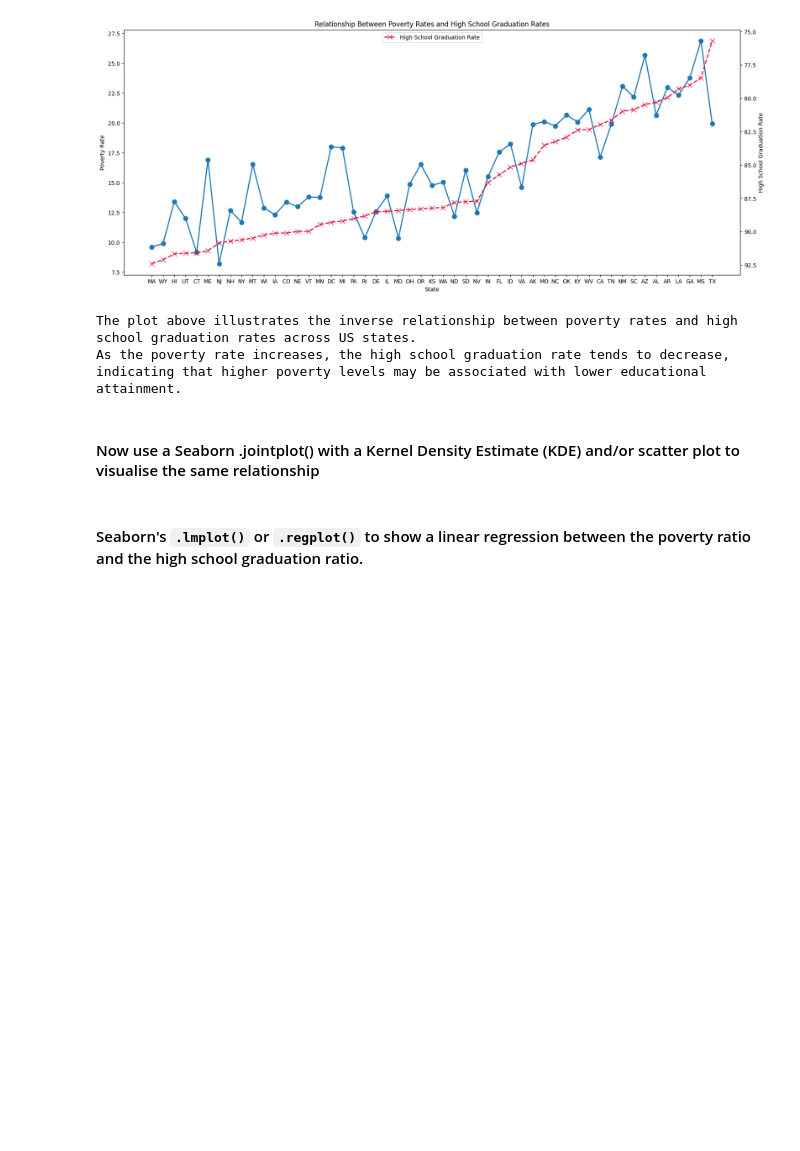
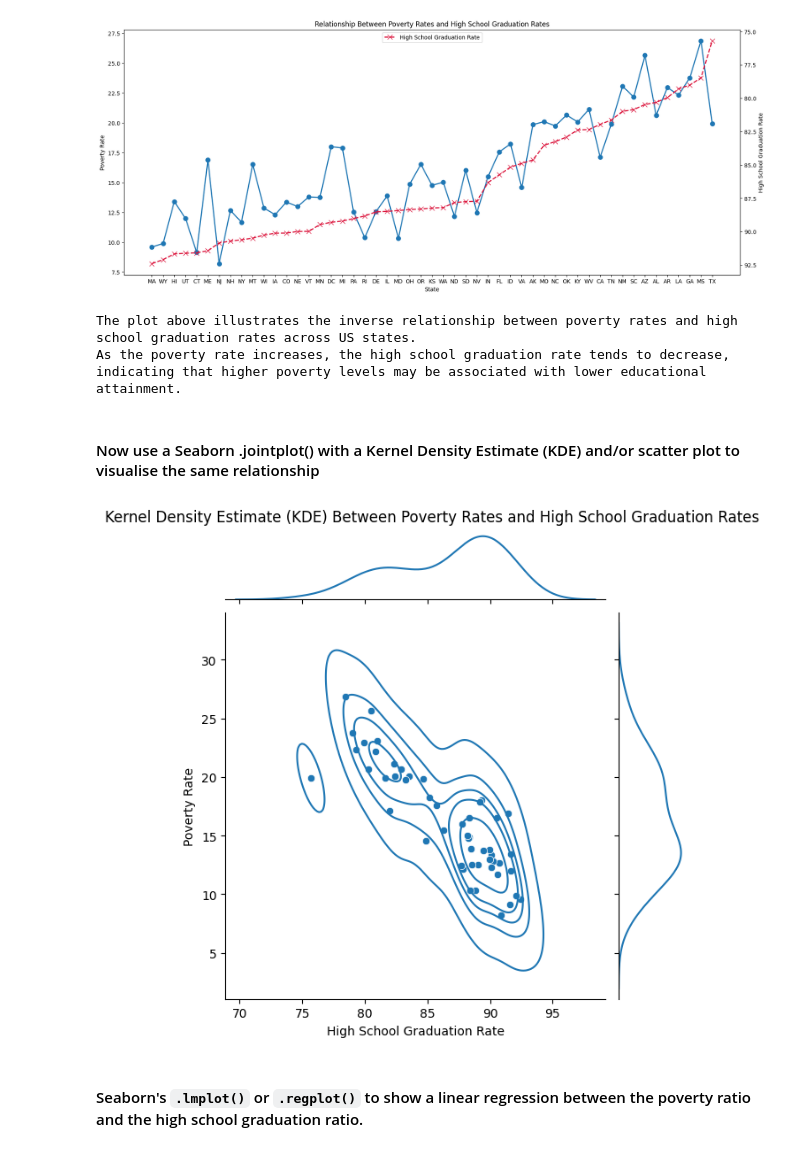
Before and after one commit to Lucasqrz1/100_days_of_code, a Jupyter notebook: Day_100/Fatal_Force_(start).ipynb, the cells around one changed output. Drawn from its saved outputs; the diff is of its cells as text; code cells hidden in the pictures; blank space fills up the shorter version.

```diff
--- a/Day_100/Fatal_Force_(start).ipynb
+++ b/Day_100/Fatal_Force_(start).ipynb
@@ -149,8 +149,8 @@ The state with the lowest graduation rate is TX with a rate of 75.69%
 
 #### Create a line chart with two y-axes to show if the rations of poverty and high school graduation move together.
 # %%
-merged_df = poverty_rate.merge(completed_hs_rate, on='Geographic Area') # Merge the two DataFrames on 'Geographic Area'
-merged_df.sort_values('percent_completed_hs', ascending=False, inplace=True) # Sort by graduation rate in descending order
+poverty_vs_grad_df = poverty_rate.merge(completed_hs_rate, on='Geographic Area') # Merge the two DataFrames on 'Geographic Area'
+poverty_vs_grad_df.sort_values('percent_completed_hs', ascending=False, inplace=True) # Sort by graduation rate in descending order
 # %%
 plt.figure(figsize=(20,8))
 plt.title('Relationship Between Poverty Rates and High School Graduation Rates')
@@ -179,5 +179,17 @@ The plot above illustrates the inverse relationship between poverty rates and hi
 As the poverty rate increases, the high school graduation rate tends to decrease, indicating that higher poverty levels may be associated with lower educational attainment.
 # %% [markdown]
 #### Now use a Seaborn .jointplot() with a Kernel Density Estimate (KDE) and/or scatter plot to visualise the same relationship
+# %%
+ax = sns.jointplot(poverty_vs_grad_df, x="percent_completed_hs", y="poverty_rate", kind='kde', levels=6) # Create a jointplot with KDE
+ax1 = ax.plot_joint(sns.scatterplot) # Overlay a scatter plot on the jointplot
+
+ax.fig.suptitle('Kernel Density Estimate (KDE) Between Poverty Rates and High School Graduation Rates', y=1.02) # Adjust title position
+
+plt.xlabel("High School Graduation Rate")
+plt.ylabel("Poverty Rate")
+
+plt.show()
+# %% [output]
+[figure, added]
 # %% [markdown]
 #### Seaborn's `.lmplot()` or `.regplot()` to show a linear regression between the poverty ratio and the high school graduation ratio.
```
Also changed, not shown: parts of 2 cells of this notebook.
